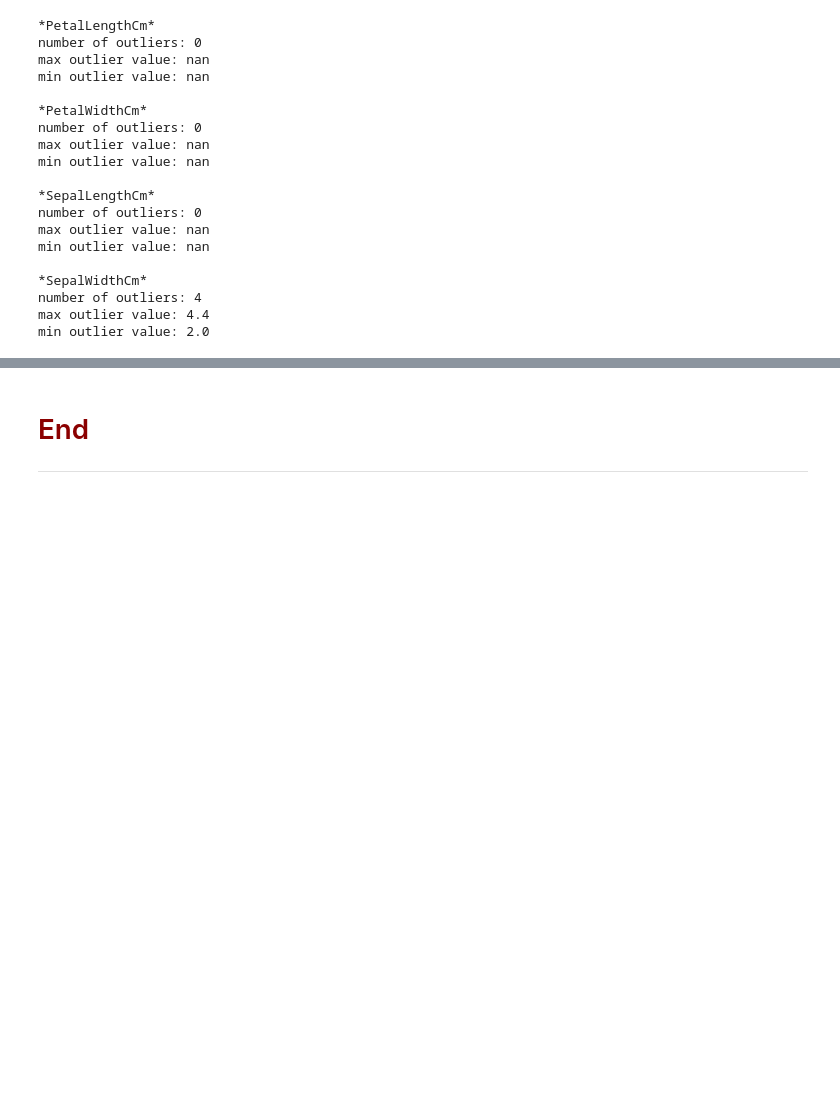
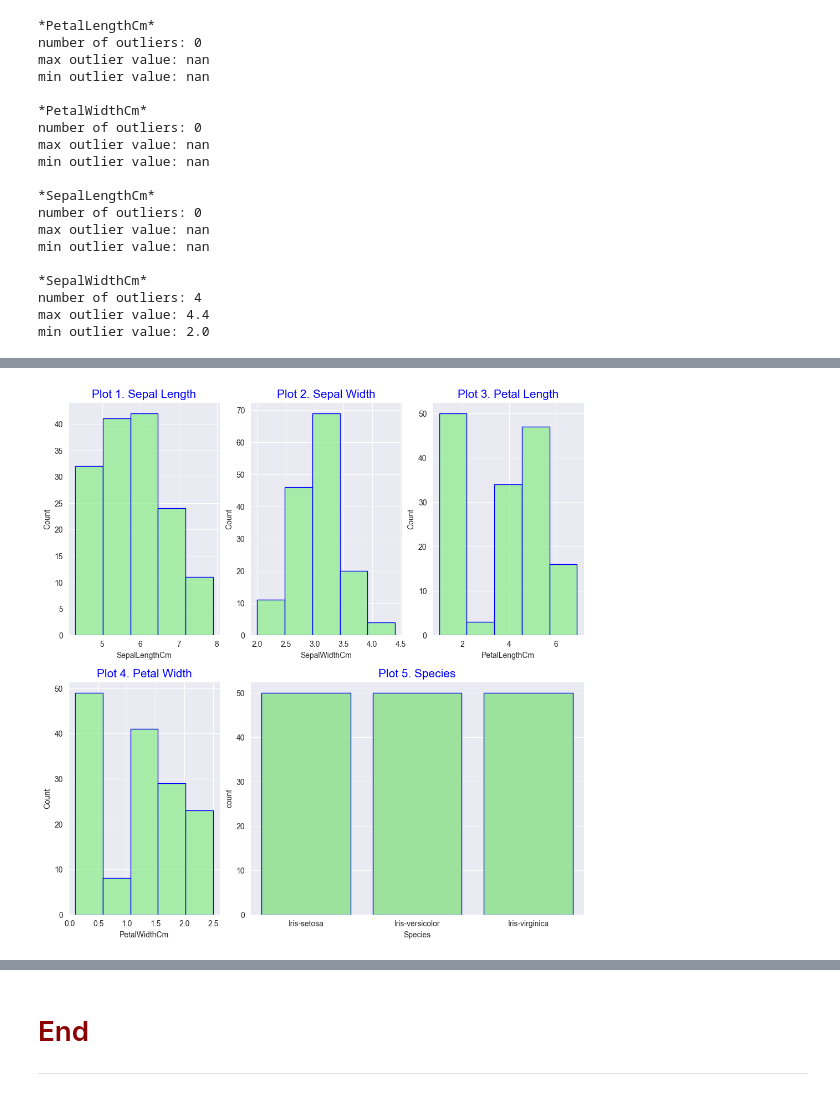
Before and after one commit to OCorry/machine_learning_and_statistics_2023, a Jupyter notebook: project.ipynb, the cells around one changed output, grey strips where cells are left out. Drawn from its saved outputs; the diff is of its cells as text; code cells hidden in the pictures; blank space fills up the shorter version.

Commit message:
added more histograms, pairplots and tidied references

```diff
--- a/project.ipynb
+++ b/project.ipynb
@@ -375,0 +346,31 @@ min outlier value: 2.0
+# %%
+# Create empty subplots
+plt.figure(figsize=(12,12))
+sns.set_style("darkgrid")
+
+
+# Add data to the subplots
+plt.subplot(2,3,1)
+plt.title( "Plot 1. Sepal Length" , size = 15, color ="blue")
+sns.histplot(data=df, x ="SepalLengthCm", bins =5, color = "lightgreen", edgecolor ="blue")
+
+plt.subplot(2,3,2)
+plt.title( "Plot 2. Sepal Width" , size = 15, color ="blue")
+sns.histplot(data=df, x ="SepalWidthCm", bins =5, color = "lightgreen", edgecolor ="blue")
+
+plt.subplot(2,3,3)
+plt.title( "Plot 3. Petal Length" , size = 15, color ="blue")
+sns.histplot(data=df, x ="PetalLengthCm", bins =5, color = "lightgreen", edgecolor ="blue")
+
+plt.subplot(2,3,4)
+plt.title( "Plot 4. Petal Width" , size = 15, color ="blue")
+sns.histplot(data=df, x ="PetalWidthCm",  bins =5, color = "lightgreen", edgecolor ="blue")
+
+plt.subplot(2,3,(5,6))
+plt.title( "Plot 5. Species" , size = 15, color ="blue")
+sns.countplot(data=df, x ="Species", color = "lightgreen", edgecolor ="blue")
+
+# Show the subplots
+plt.show()
+# %% [output]
+[figure, added]
```
Also changed, not shown: parts of 21 cells of this notebook.
